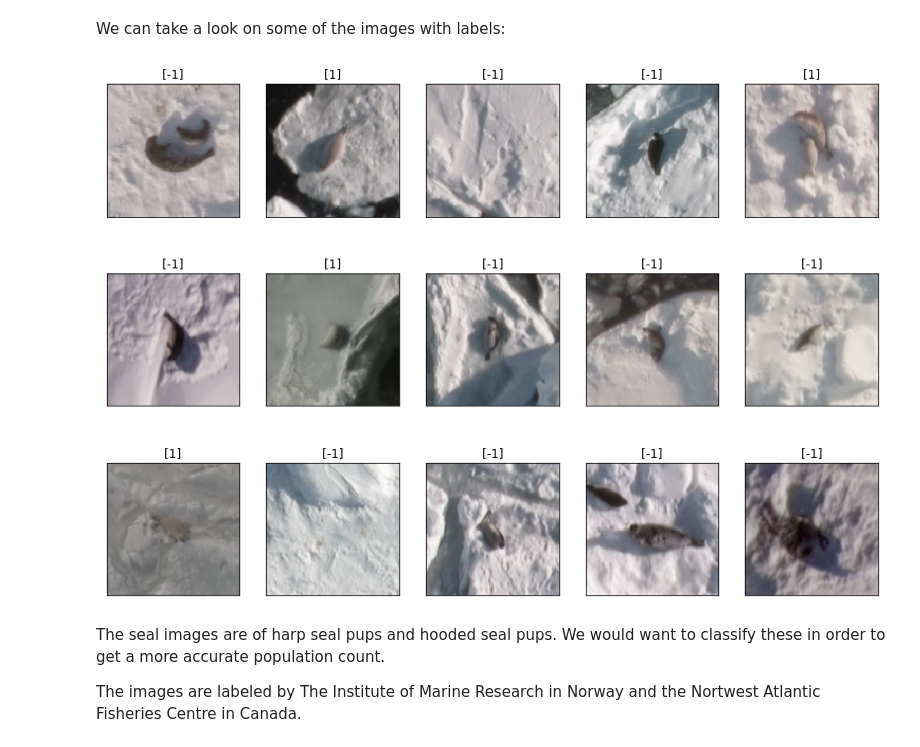
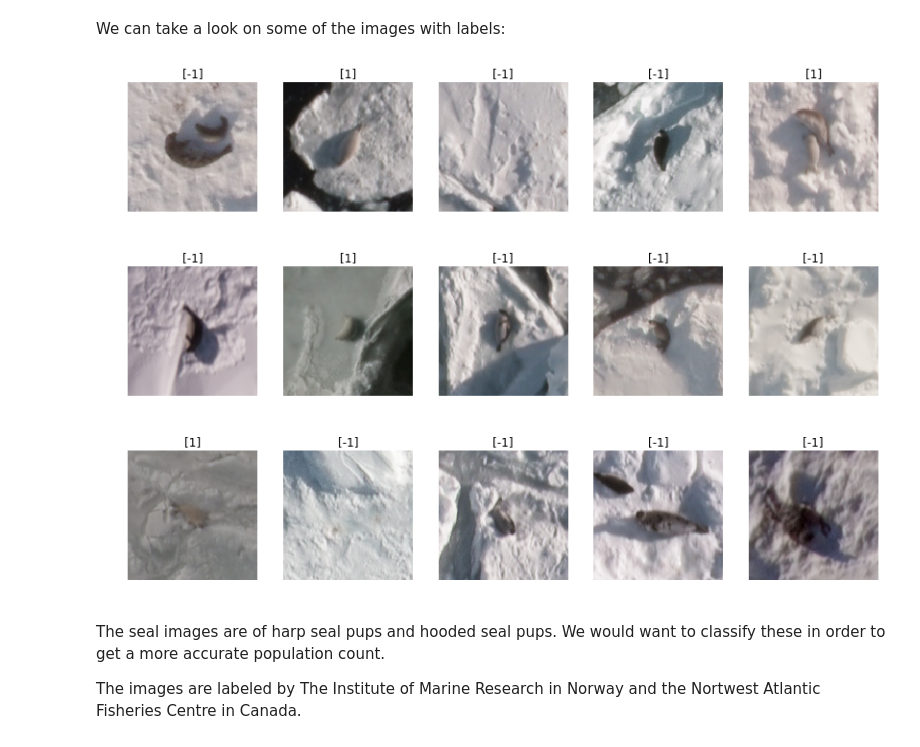
Before and after one commit to joddm/SealML, a Jupyter notebook: Transfer_learning.ipynb, the cells around one changed output. Saved outputs shown, nothing was run; the diff lists cells and outputs as text; code cells hidden in the pictures.

```diff
--- a/Transfer_learning.ipynb
+++ b/Transfer_learning.ipynb
@@ -45,13 +35,12 @@ We can take a look on some of the images with labels:
 # %%
 fig, axes = plt.subplots(ncols=5, nrows=3, figsize=(14,10))
 
 for i, ax in enumerate(axes.flatten()):
     ax.imshow(seal_data["img"][i])
     ax.set_title(seal_data["y"][i])
-    ax.set_xticks([])
-    ax.set_yticks([])
+    ax.axis('off')
 # %% [output]
-[figure, old version]
+[figure, new version]
 # %% [markdown]
 The seal images are of harp seal pups and hooded seal pups. We would want to classify these in order to get a more accurate population count.
 
```
Also changed, not shown: parts of 15 cells of this notebook, 1 other file.
